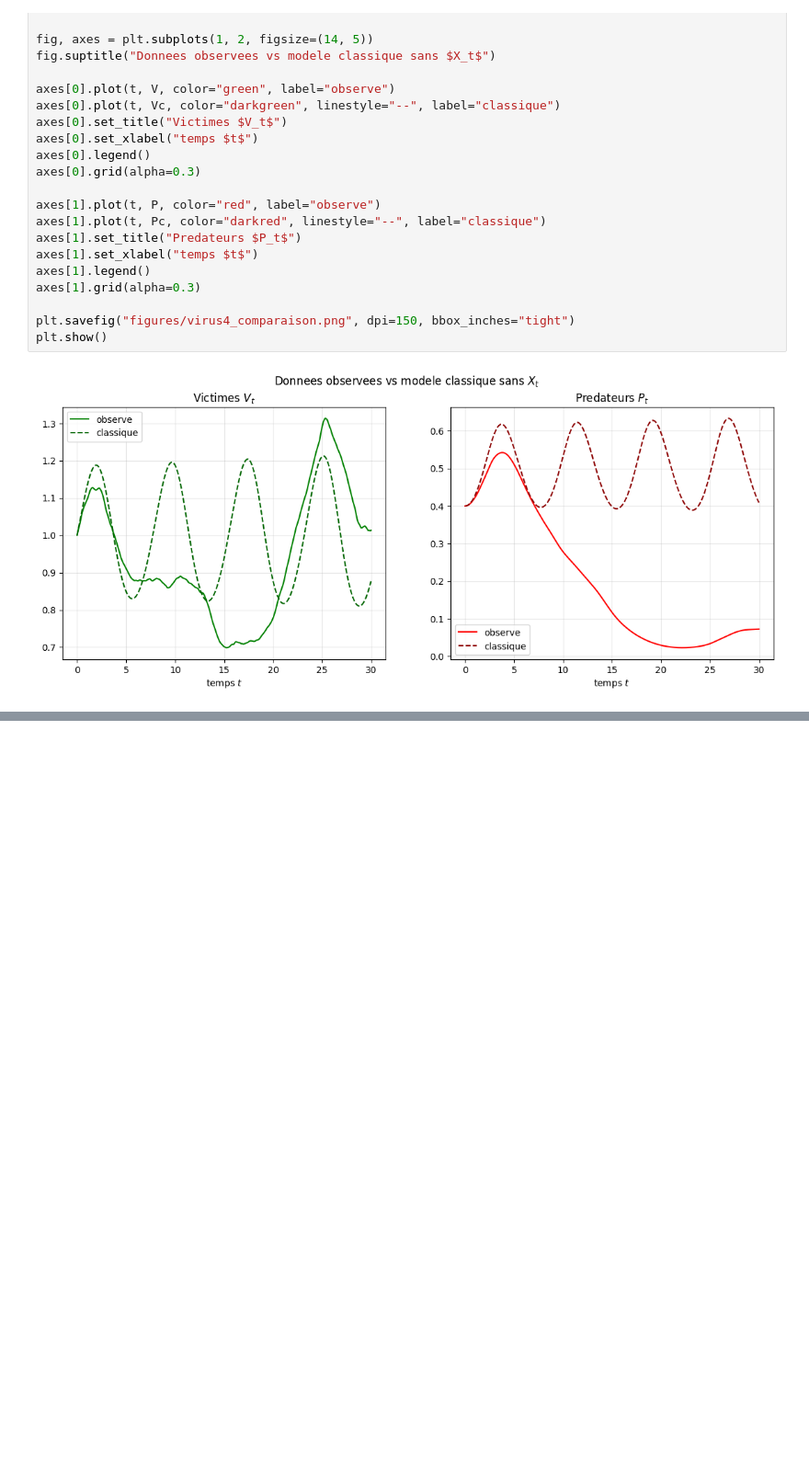
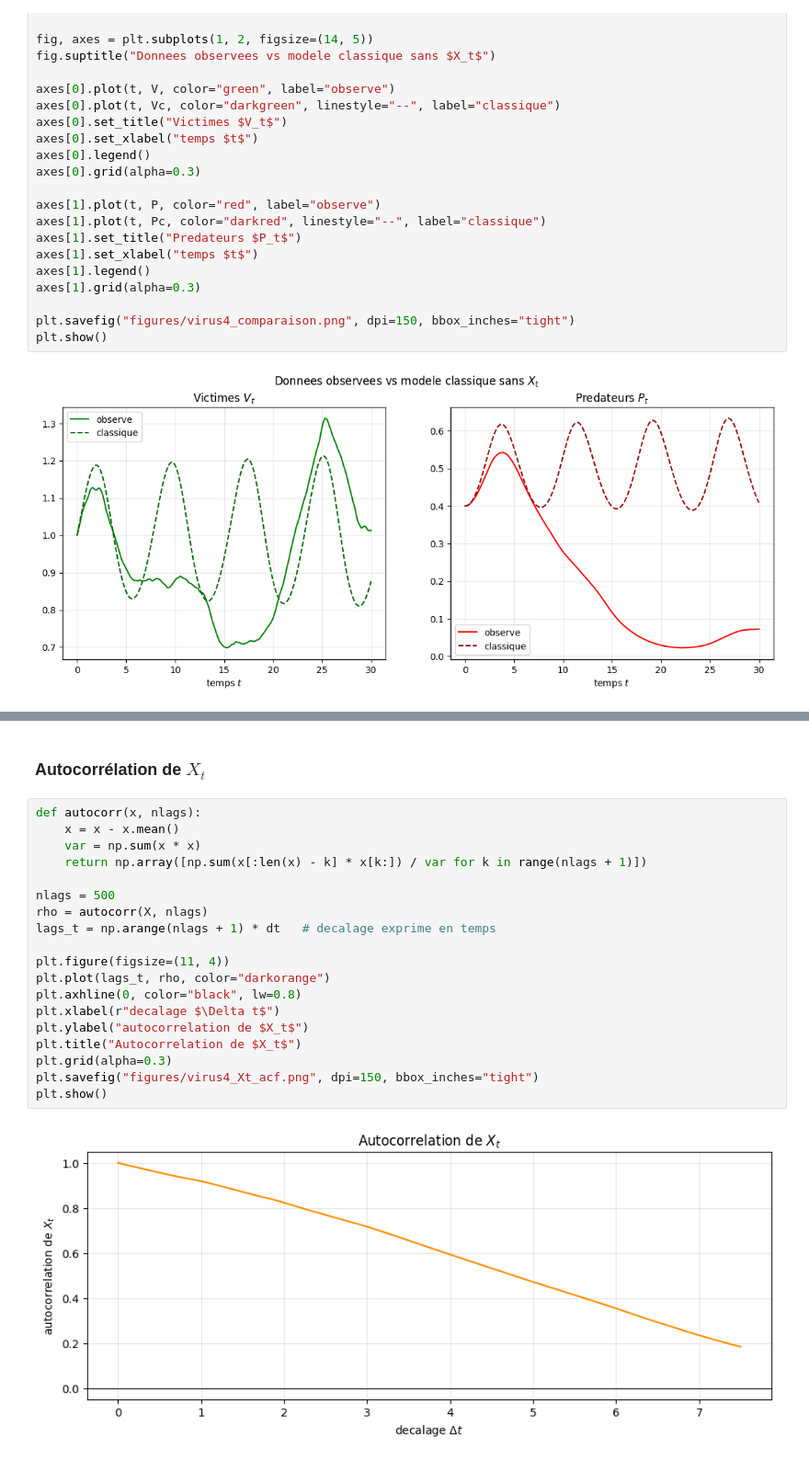
Before and after one commit to Flyioncy/Projet_Stochastiques, a Jupyter notebook: notebook.ipynb, the cells around one changed output, grey strips where cells are left out. Shown at 92% size. Cells and saved outputs as stored; diff of their text form; blank space fills up the shorter version.

```diff
--- a/notebook.ipynb
+++ b/notebook.ipynb
@@ -89,0 +126,23 @@ plt.show()
+# %% [markdown]
+### Autocorrélation de $X_t$
+# %%
+def autocorr(x, nlags):
+    x = x - x.mean()
+    var = np.sum(x * x)
+    return np.array([np.sum(x[:len(x) - k] * x[k:]) / var for k in range(nlags + 1)])
+
+nlags = 500
+rho = autocorr(X, nlags)
+lags_t = np.arange(nlags + 1) * dt   # decalage exprime en temps
+
+plt.figure(figsize=(11, 4))
+plt.plot(lags_t, rho, color="darkorange")
+plt.axhline(0, color="black", lw=0.8)
+plt.xlabel(r"decalage $\Delta t$")
+plt.ylabel("autocorrelation de $X_t$")
+plt.title("Autocorrelation de $X_t$")
+plt.grid(alpha=0.3)
+plt.savefig("figures/virus4_Xt_acf.png", dpi=150, bbox_inches="tight")
+plt.show()
+# %% [output]
+[figure, added]
```
Also changed, not shown: parts of 4 cells of this notebook, 5 other files.
